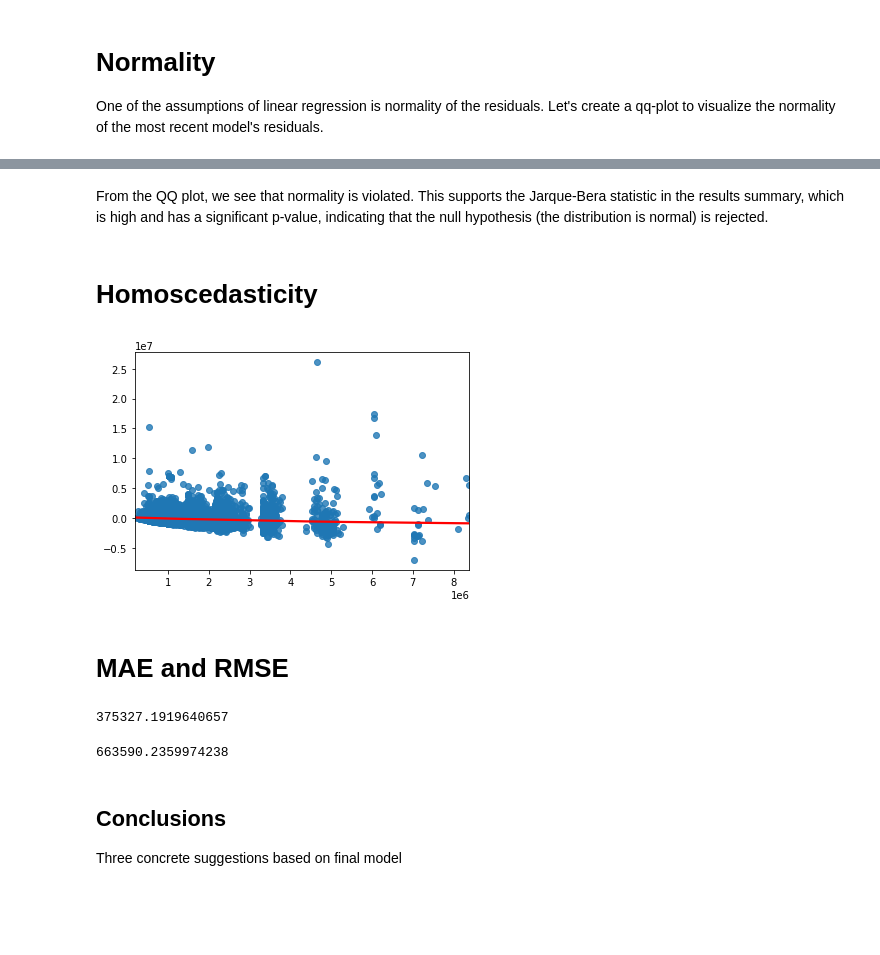
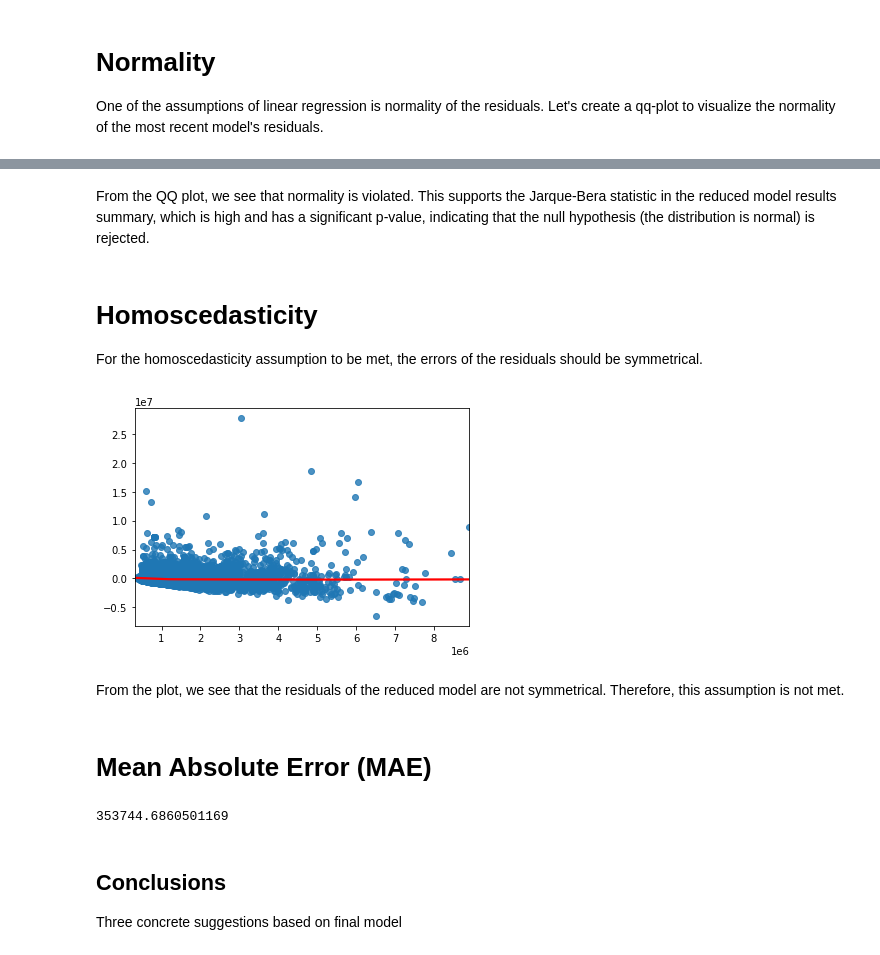
Before and after one commit to jbenedito99/dsc-phase-2-project-v2-5, a Jupyter notebook: student.ipynb, the cells around one changed output, grey strips where cells are left out. Cells and saved outputs as stored; diff of their text form; code cells hidden in the pictures; blank space fills up the shorter version.

```diff
--- a/student.ipynb
+++ b/student.ipynb
@@ -223,8 +229,8 @@ ax.hist(X_baseline_log['log(sqft_living)']);
 # dropping original sqft_living column
 X_baseline_log.drop("sqft_living", axis=1, inplace=True)
 
-y = house_data['price']
-baseline_log_model = sm.OLS(y, sm.add_constant(X_baseline_log))
+y_baseline_log = house_data['price']
+baseline_log_model = sm.OLS(y_baseline_log, sm.add_constant(X_baseline_log))
 baseline_log_results = baseline_log_model.fit()
 
 print(baseline_log_results.summary())
@@ -773,16 +791,16 @@ memory usage: 5.6+ MB
 Now that everything's been transformed successfully, we can create our linear regression model.
 # %%
 # creating linear regression model with all categorical variables plus highest-correlated numeric variable (sqft_living)
-y = house_data['price']
-X = house_data[["sqft_living", "rating", "bedrooms", "bathrooms", "floors", "waterfront", "view", "condition",
+y_combined = house_data['price']
+X_combined = house_data[["sqft_living", "rating", "bedrooms", "bathrooms", "floors", "waterfront", "view", "condition",
                "greenbelt", "nuisance"]]
-X = pd.get_dummies(X, columns=['rating'])
-X = X.drop('rating_13', axis=1)
+X_combined = pd.get_dummies(X_combined, columns=['rating'])
+X_combined = X_combined.drop('rating_13', axis=1)
 
-model = sm.OLS(y, sm.add_constant(X))
-results = model.fit()
+combined_model = sm.OLS(y, sm.add_constant(X_combined))
+combined_results = combined_model.fit()
 
-print(results.summary())
+print(combined_results.summary())
 # %% [output]
                             OLS Regression Results
 ==============================================================================
@@ -805,0 +830,12 @@ This model incorporating the categorical variables of interest plus <b>sqft_livi
+# %%
+# revised regression model without greenbelt and waterfront
+y_combined_reduced = house_data['price']
+X_combined_reduced = house_data[["sqft_living", "rating", "bedrooms", "bathrooms", "floors", "view", "condition",
+                                 "nuisance"]]
+X_combined_reduced = pd.get_dummies(X_combined_reduced, columns=['rating'])
+X_combined_reduced = X_combined_reduced.drop('rating_13', axis=1)
+
+reduced_model = sm.OLS(y, sm.add_constant(X_combined_reduced))
+reduced_results = reduced_model.fit()
+
+print(reduced_results.summary())
@@ -805,0 +877,11 @@ This model incorporating the categorical variables of interest plus <b>sqft_livi
+# %%
+# revised regression model without condition and nuisance
+y_combined_reduced_ = house_data['price']
+X_combined_reduced_ = house_data[["sqft_living", "rating", "bedrooms", "bathrooms", "floors", "view"]]
+X_combined_reduced_ = pd.get_dummies(X_combined_reduced_, columns=['rating'])
+X_combined_reduced_ = X_combined_reduced_.drop('rating_13', axis=1)
+
+reduced_model_ = sm.OLS(y, sm.add_constant(X_combined_reduced_))
+reduced_results_ = reduced_model_.fit()
+
+print(reduced_results_.summary())
@@ -938,23 +1050,23 @@ fig.suptitle("QQ Plot of Model Residuals");
 # %% [markdown]
-From the QQ plot, we see that normality is violated. This supports the Jarque-Bera statistic in the results summary, which is high and has a significant p-value, indicating that the null hypothesis (the distribution is normal) is rejected.
+From the QQ plot, we see that normality is violated. This supports the Jarque-Bera statistic in the reduced model results summary, which is high and has a significant p-value, indicating that the null hypothesis (the distribution is normal) is rejected.
-# %% [markdown]
-# Homoscedasticity
+# %% [markdown]
+# Homoscedasticity
+
+For the homoscedasticity assumption to be met, the errors of the residuals should be symmetrical.
 # %%
-sns.regplot(x=results_chosen.predict(), y=results_chosen.resid, lowess=True, line_kws={'color': 'red'});
+sns.regplot(x=reduced_results_.predict(), y=reduced_results_.resid, lowess=True, line_kws={'color': 'red'});
 # %% [output]
-[figure, old version]
+[figure, new version]
-# %% [markdown]
-# MAE and RMSE
+# %% [markdown]
+From the plot, we see that the residuals of the reduced model are not symmetrical. Therefore, this assumption is not met.
+# %% [markdown]
+# Mean Absolute Error (MAE)
 # %%
-mae = results_chosen.resid.abs().sum() / len(y)
+# revisiting overall model error
+mae = reduced_results_.resid.abs().sum() / len(y_combined_reduced_)
 mae
 # %% [output]
-375327.1919640657
+353744.6860501169
-# %%
-rmse = ((results_chosen.resid ** 2).sum() / len(y)) ** 0.5
-rmse
-# %% [output]
-663590.2359974238
 # %% [markdown]
 ## Conclusions
 
```
Also changed, not shown: parts of 32 cells of this notebook.
